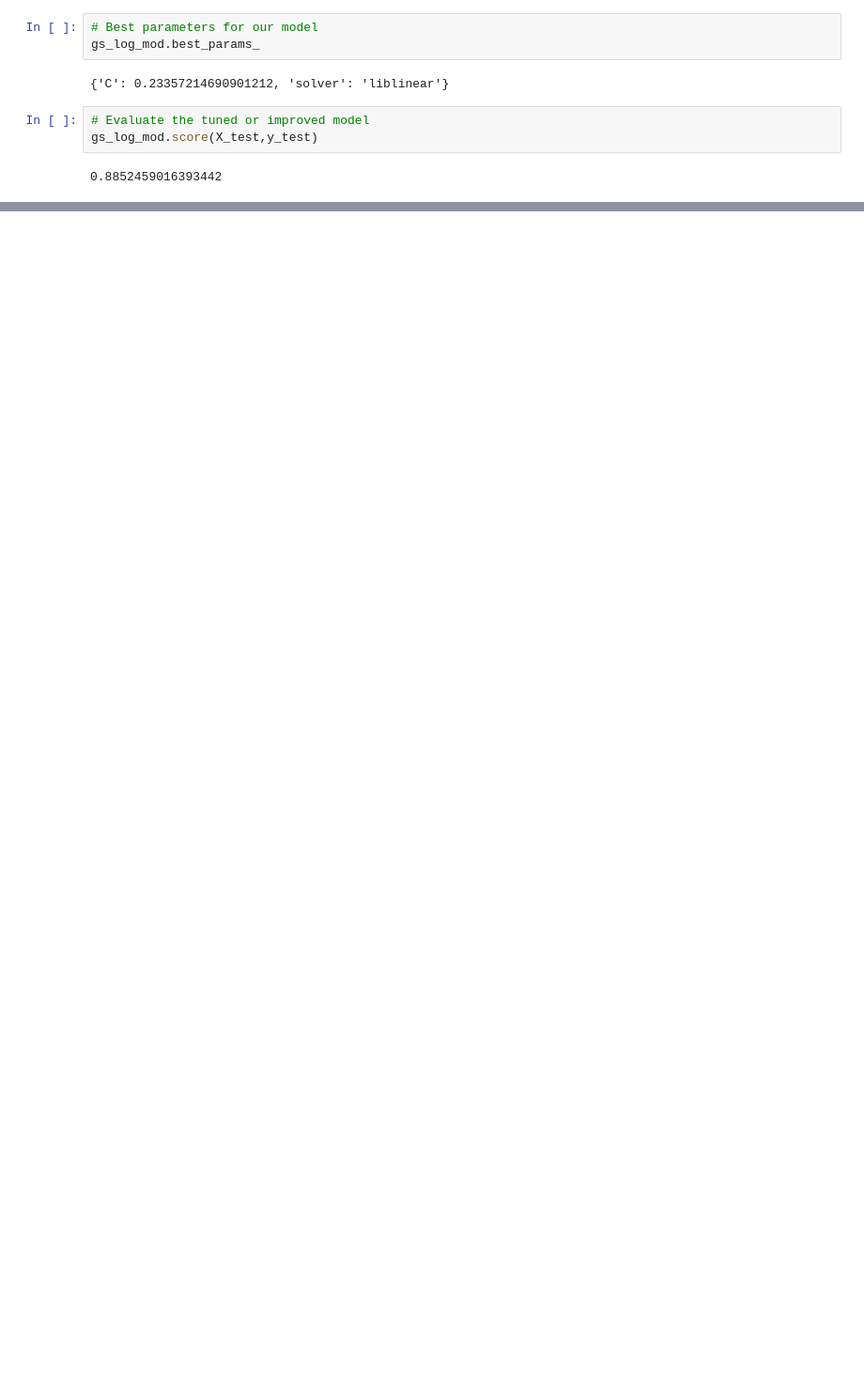
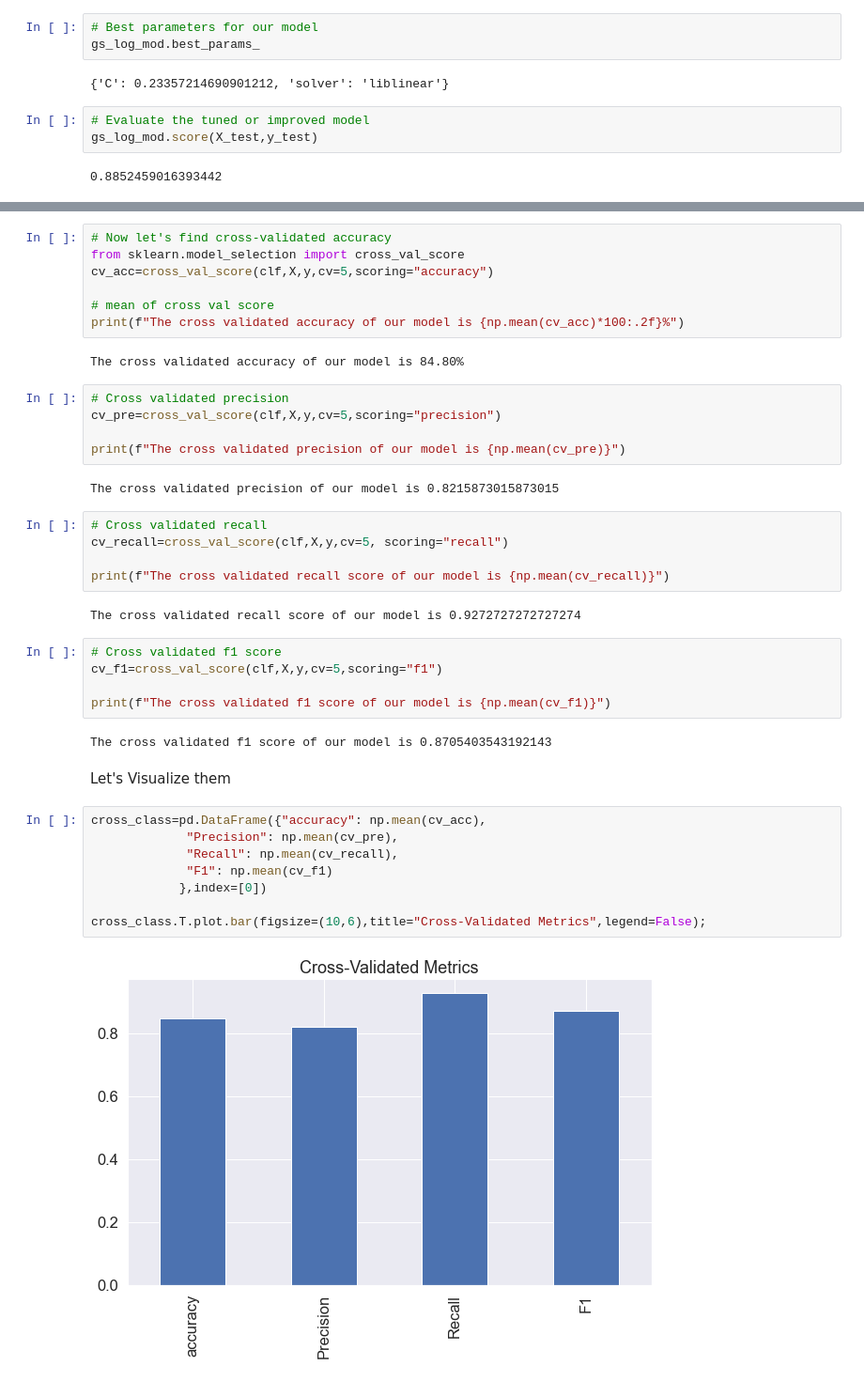
Before and after one commit to aryatomarAI/Machine-learning-and-data-science, a Jupyter notebook: Machine-Learning-Project-1/Predicting-Heart-Disease-ML-(Classification Model).ipynb, the cells around one changed output, grey strips where cells are left out. Shown: that part at 94% size. Saved outputs shown, nothing was run; the diff lists cells and outputs as text; blank space fills up the shorter version.

```diff
--- a/Machine-Learning-Project-1/Predicting-Heart-Disease-ML-(Classification Model).ipynb
+++ b/Machine-Learning-Project-1/Predicting-Heart-Disease-ML-(Classification Model).ipynb
@@ -726,0 +856,42 @@ Out of our three mod
+# %%
+# Now let's find cross-validated accuracy
+from sklearn.model_selection import cross_val_score
+cv_acc=cross_val_score(clf,X,y,cv=5,scoring="accuracy")
+
+# mean of cross val score
+print(f"The cross validated accuracy of our model is {np.mean(cv_acc)*100:.2f}%")
+# %% [output]
+The cross validated accuracy of our model is 84.80%
+# %%
+# Cross validated precision
+cv_pre=cross_val_score(clf,X,y,cv=5,scoring="precision")
+
+print(f"The cross validated precision of our model is {np.mean(cv_pre)}")
+# %% [output]
+The cross validated precision of our model is 0.8215873015873015
+# %%
+# Cross validated recall
+cv_recall=cross_val_score(clf,X,y,cv=5, scoring="recall")
+
+print(f"The cross validated recall score of our model is {np.mean(cv_recall)}")
+# %% [output]
+The cross validated recall score of our model is 0.9272727272727274
+# %%
+# Cross validated f1 score
+cv_f1=cross_val_score(clf,X,y,cv=5,scoring="f1")
+
+print(f"The cross validated f1 score of our model is {np.mean(cv_f1)}")
+# %% [output]
+The cross validated f1 score of our model is 0.8705403543192143
+# %% [markdown]
+Let's Visualize them
+# %%
+cross_class=pd.DataFrame({"accuracy": np.mean(cv_acc),
+             "Precision": np.mean(cv_pre),
+             "Recall": np.mean(cv_recall),
+             "F1": np.mean(cv_f1)
+            },index=[0])
+
+cross_class.T.plot.bar(figsize=(10,6),title="Cross-Validated Metrics",legend=False);
+# %% [output]
+[figure, added]
```
Also changed, not shown: parts of 27 cells of this notebook, 1 other file.
